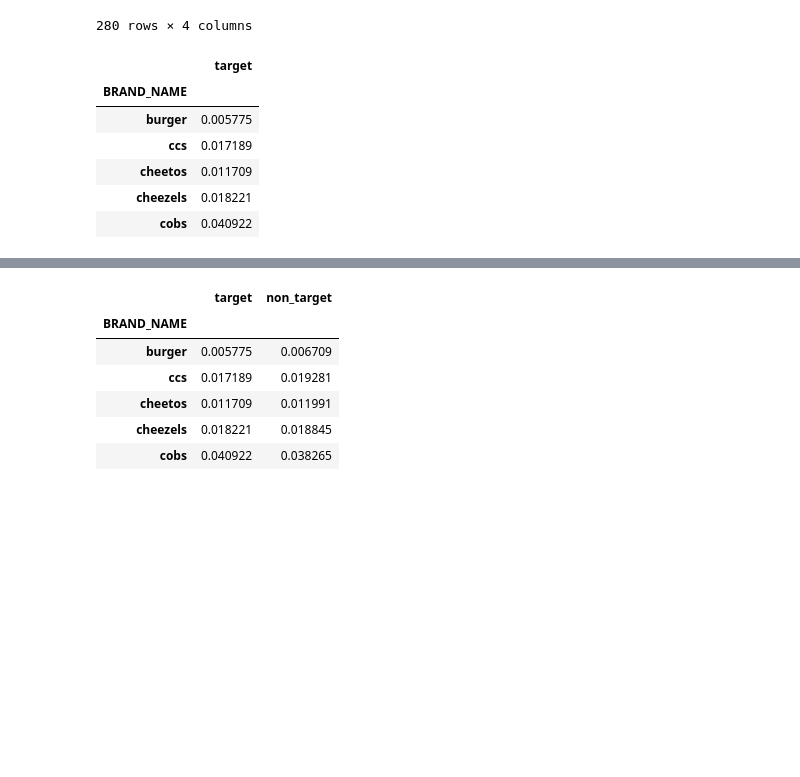
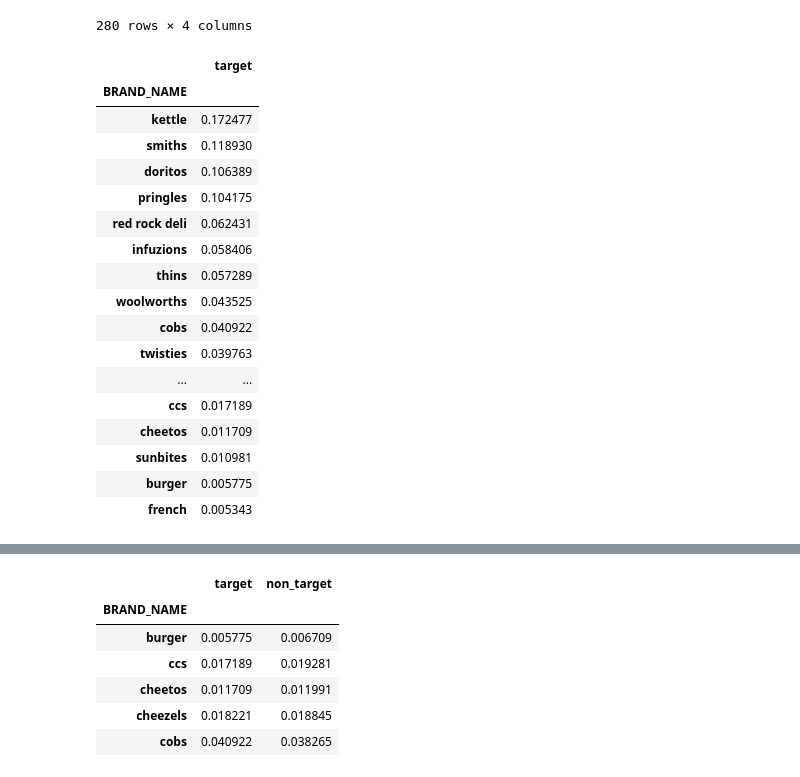
Before and after one commit to daniel8691/Quantium-virtual-internship, a Jupyter notebook: module_one_data_preparation.ipynb, the cells around one changed output, grey strips where cells are left out. Drawn from its saved outputs; the diff is of its cells as text; code cells hidden in the pictures; blank space fills up the shorter version.

```diff
--- a/module_one_data_preparation.ipynb
+++ b/module_one_data_preparation.ipynb
@@ -1232,15 +1282,26 @@ mainstream_trend_df['target'] = mainstream_trend_df['LYLTY_CARD_NBR'] / mainstre
 # %%
 # group by brand
 brand_group_df = pd.DataFrame(mainstream_trend_df.groupby(by='BRAND_NAME').sum()['target'])
-brand_group_df.head()
+brand_group_df.sort_values('target',ascending=False)
 # %% [output]
 |  | target |
 | BRAND_NAME |  |
-| burger | 0.005775 |
+| kettle | 0.172477 |
+| smiths | 0.118930 |
+| doritos | 0.106389 |
+| pringles | 0.104175 |
+| red rock deli | 0.062431 |
+| infuzions | 0.058406 |
+| thins | 0.057289 |
+| woolworths | 0.043525 |
+| cobs | 0.040922 |
+| twisties | 0.039763 |
+| ... | ... |
 | ccs | 0.017189 |
 | cheetos | 0.011709 |
-| cheezels | 0.018221 |
-| cobs | 0.040922 |
+| sunbites | 0.010981 |
+| burger | 0.005775 |
+| french | 0.005343 |
 # %%
 # calculate support for premium and budget
 not_mainstream_trend_df['target'] =not_mainstream_trend_df['LYLTY_CARD_NBR'] / not_mainstream_trend_df['LYLTY_CARD_NBR'].sum()
```
Also changed, not shown: parts of 9 cells of this notebook, 1 other file.
